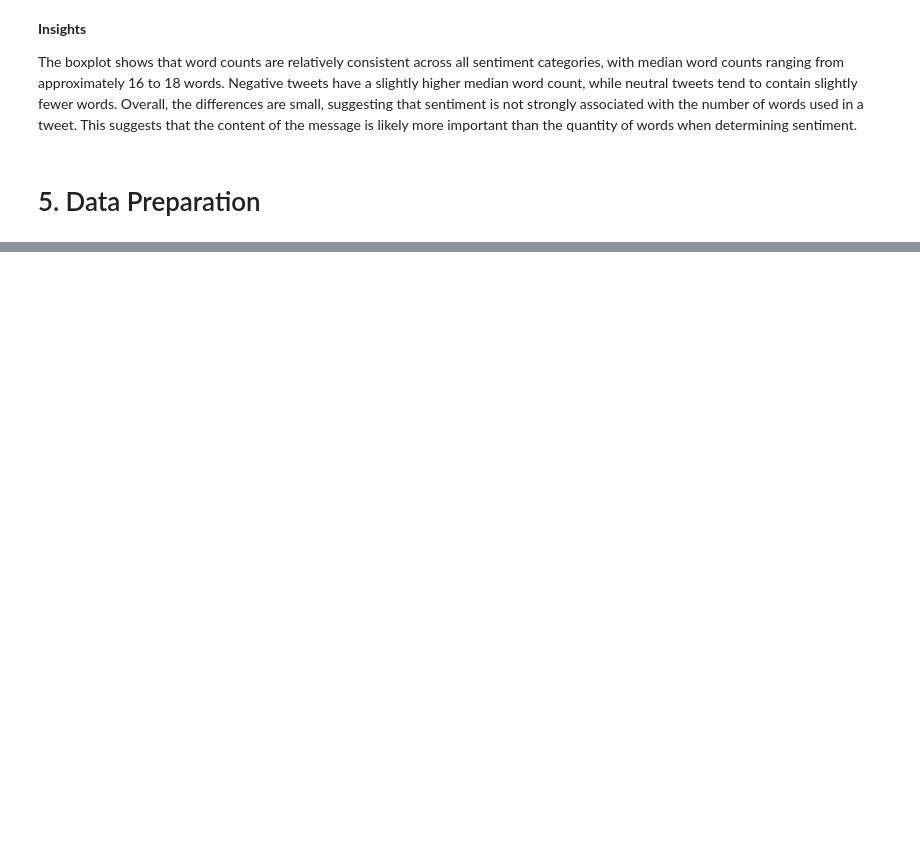
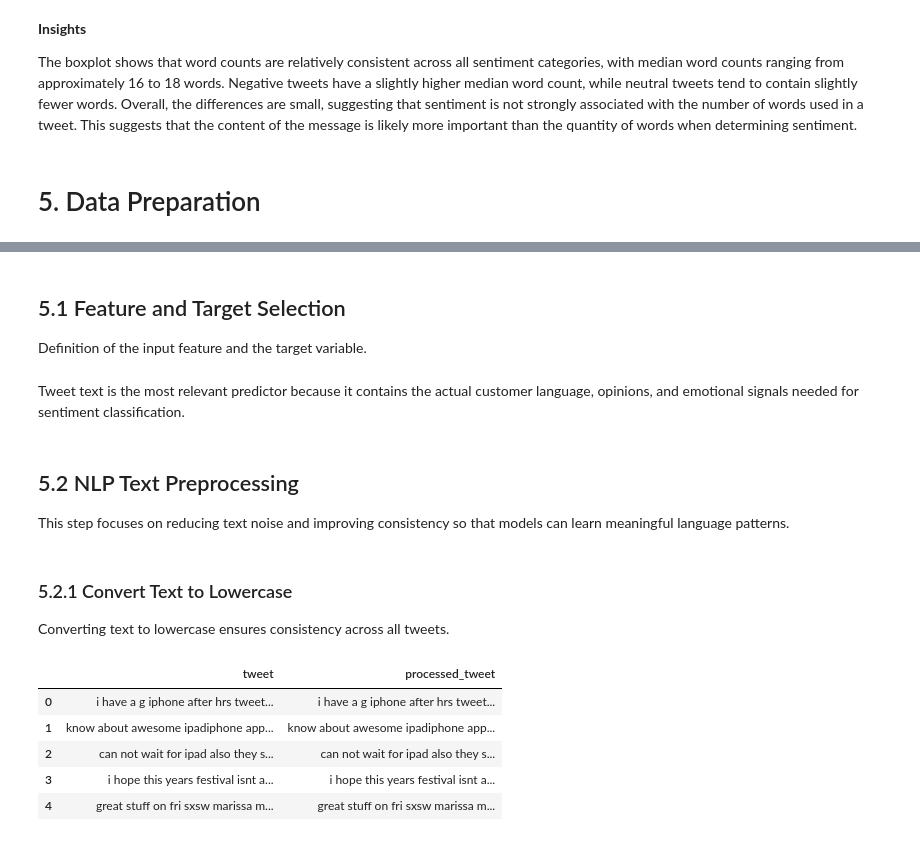
Before and after one commit to byegond-beep/Consumer-Sentiment-Analysis-of-Apple-and-Google-Products-Using-Natural-Language-Processing, a Jupyter notebook: Consumer-Sentiment-Analysis-of-Apple-and-Google-Products-Using-NLP.ipynb, the cells around one changed output, grey strips where cells are left out. Cells and saved outputs as stored; diff of their text form; code cells hidden in the pictures; blank space fills up the shorter version.

```diff
--- a/Consumer-Sentiment-Analysis-of-Apple-and-Google-Products-Using-NLP.ipynb
+++ b/Consumer-Sentiment-Analysis-of-Apple-and-Google-Products-Using-NLP.ipynb
@@ -1281,0 +1270,4 @@ The boxplot shows that word counts are relatively consistent across all sentimen
+# %% [markdown]
+## 5.1 Feature and Target Selection
+
+Definition of the input feature and the target variable.
@@ -1281,0 +1279,20 @@ The boxplot shows that word counts are relatively consistent across all sentimen
+# %% [markdown]
+Tweet text is the most relevant predictor because it contains the actual customer language, opinions, and emotional signals needed for sentiment classification.
+# %% [markdown]
+## 5.2 NLP Text Preprocessing
+This step focuses on reducing text noise and improving consistency so that models can learn meaningful language patterns.
+# %% [markdown]
+### 5.2.1 Convert Text to Lowercase
+
+Converting text to lowercase ensures consistency across all tweets.
+# %%
+df['processed_tweet'] = df['tweet'].str.lower()
+
+df[['tweet', 'processed_tweet']].head()
+# %% [output]
+|  | tweet | processed_tweet |
+| 0 | i have a g iphone after hrs tweet... | i have a g iphone after hrs tweet... |
+| 1 | know about awesome ipadiphone app... | know about awesome ipadiphone app... |
+| 2 | can not wait for ipad also they s... | can not wait for ipad also they s... |
+| 3 | i hope this years festival isnt a... | i hope this years festival isnt a... |
+| 4 | great stuff on fri sxsw marissa m... | great stuff on fri sxsw marissa m... |
```
Also changed, not shown: parts of 58 cells of this notebook.
